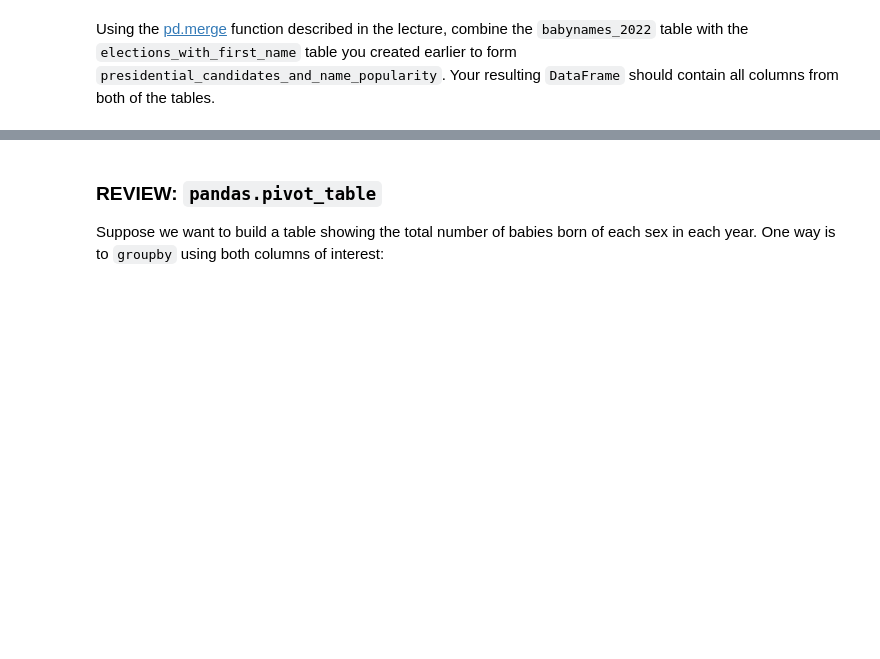
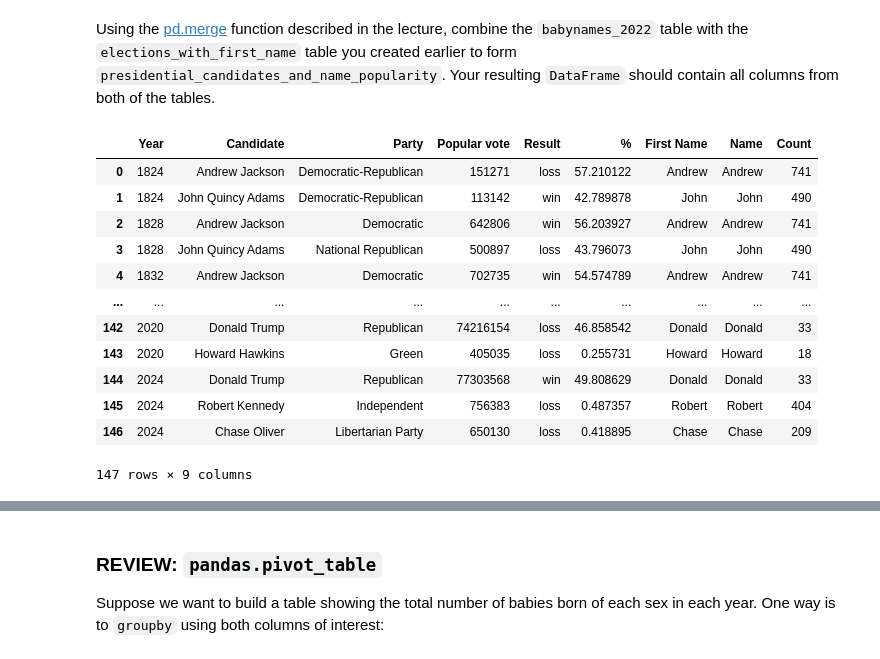
Before and after one commit to ac0033/sp25-student, a Jupyter notebook: lab/lab02B/lab02B.ipynb, the cells around one changed output, grey strips where cells are left out. Saved outputs shown, nothing was run; the diff lists cells and outputs as text; code cells hidden in the pictures; blank space fills up the shorter version.

```diff
--- a/lab/lab02B/lab02B.ipynb
+++ b/lab/lab02B/lab02B.ipynb
@@ -259,5 +503,8 @@ Using `.str.split`, create a new `DataFrame` called `elections_with_first_name`
 See the `pandas` `str` [documentation](https://pandas.pydata.org/docs/reference/api/pandas.Series.str.split.html) for documentation on using `str.split`.
 # %%
 elections_with_first_name = elections.copy()
-...
+elections_with_first_name['First Name'] = (elections_with_first_name['Candidate']
+                                           .str.split()
+                                           .str[0]
+                                           )
 elections_with_first_name
@@ -305,2 +586,23 @@ presidential_candidates_and_name_popularity
+# %%
+presidential_candidates_and_name_popularity = pd.merge(left=elections_with_first_name,
+                                                       right=babynames_2022,
+                                                       how='inner',
+                                                       left_on='First Name',
+                                                       right_on='Name')
+presidential_candidates_and_name_popularity
+# %% [output]
+|  | Year | Candidate | Party | Popular vote | Result | % | First Name | Name | Count |
+| 0 | 1824 | Andrew Jackson | Democratic-Republican | 151271 | loss | 57.210122 | Andrew | Andrew | 741 |
+| 1 | 1824 | John Quincy Adams | Democratic-Republican | 113142 | win | 42.789878 | John | John | 490 |
+| 2 | 1828 | Andrew Jackson | Democratic | 642806 | win | 56.203927 | Andrew | Andrew | 741 |
+| 3 | 1828 | John Quincy Adams | National Republican | 500897 | loss | 43.796073 | John | John | 490 |
+| 4 | 1832 | Andrew Jackson | Democratic | 702735 | win | 54.574789 | Andrew | Andrew | 741 |
+| ... | ... | ... | ... | ... | ... | ... | ... | ... | ... |
+| 142 | 2020 | Donald Trump | Republican | 74216154 | loss | 46.858542 | Donald | Donald | 33 |
+| 143 | 2020 | Howard Hawkins | Green | 405035 | loss | 0.255731 | Howard | Howard | 18 |
+| 144 | 2024 | Donald Trump | Republican | 77303568 | win | 49.808629 | Donald | Donald | 33 |
+| 145 | 2024 | Robert Kennedy | Independent | 756383 | loss | 0.487357 | Robert | Robert | 404 |
+| 146 | 2024 | Chase Oliver | Libertarian Party | 650130 | loss | 0.418895 | Chase | Chase | 209 |
+147 rows × 9 columns
 # %%
 grader.check("q3")
```
Also changed, not shown: parts of 34 cells of this notebook, 1 other file.
